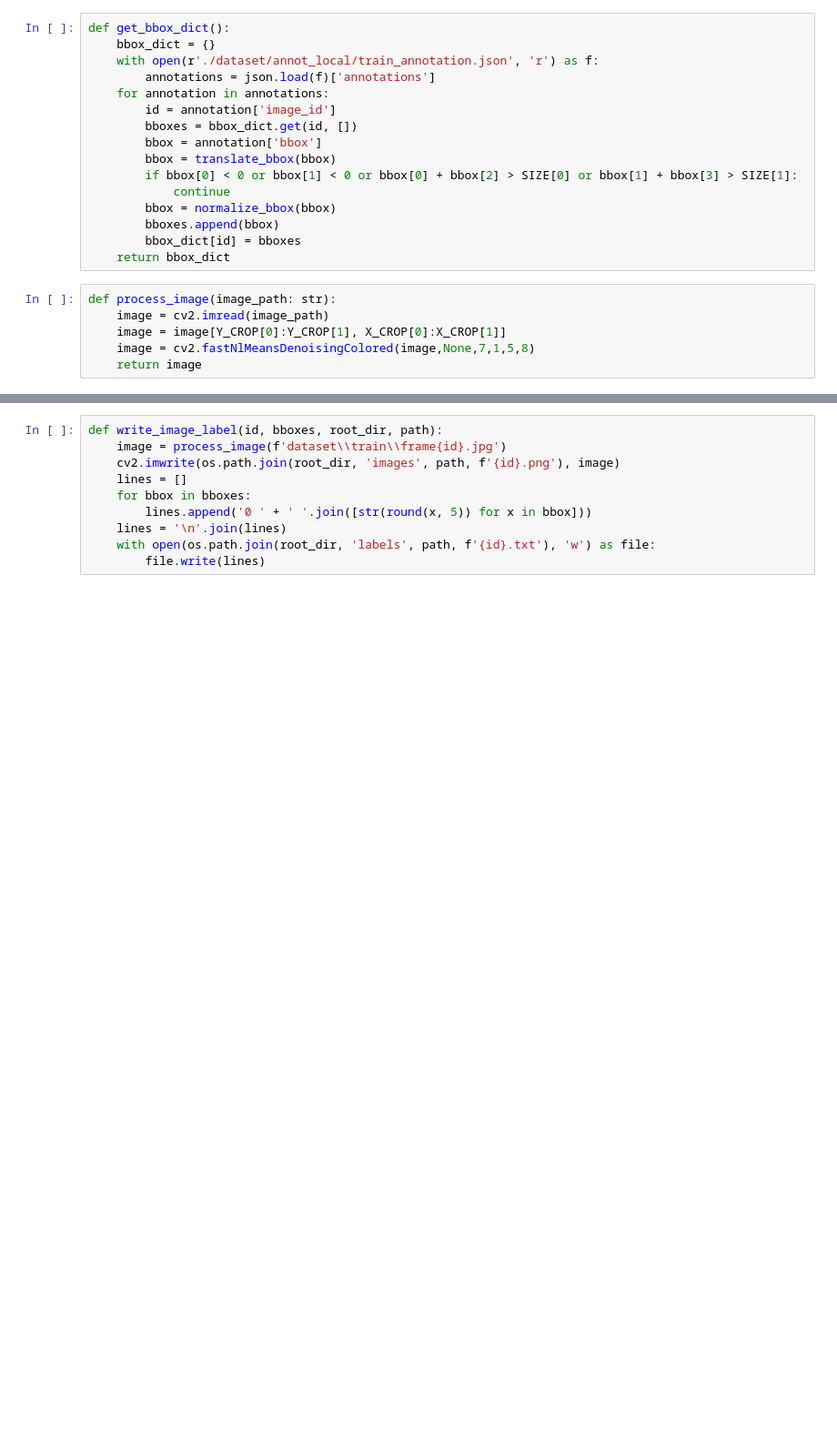
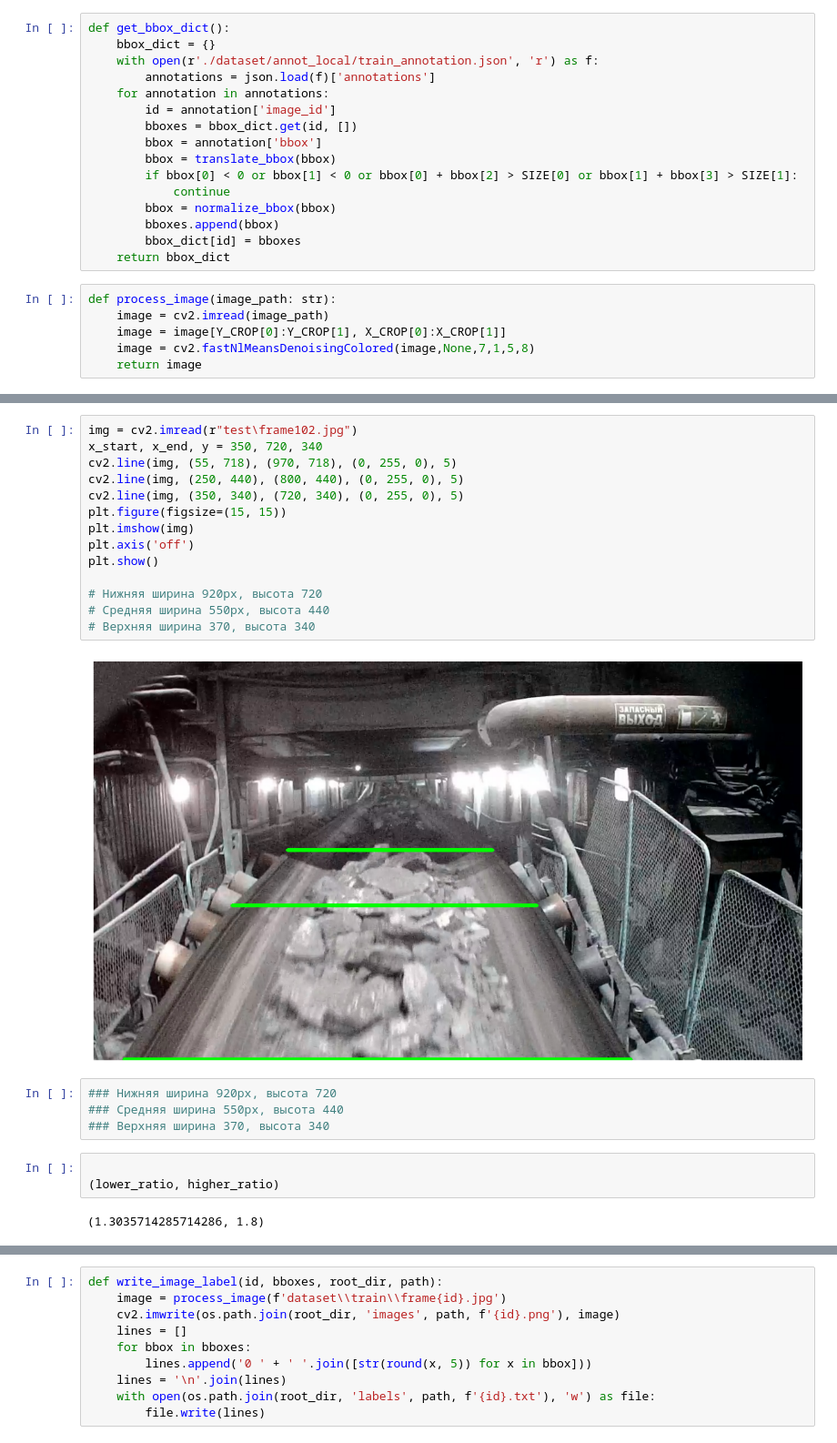
Before and after one commit to AlexGeniusMan/Polyus-Hack-2022-RealityX-ML, a Jupyter notebook: cv.ipynb, the cells around one changed output, grey strips where cells are left out. Shown at 91% size. Drawn from its saved outputs; the diff is of its cells as text; blank space fills up the shorter version.

```diff
--- a/cv.ipynb
+++ b/cv.ipynb
@@ -65,0 +91,25 @@ def process_image(image_path: str):
+# %%
+img = cv2.imread(r"test\frame102.jpg")
+x_start, x_end, y = 350, 720, 340
+cv2.line(img, (55, 718), (970, 718), (0, 255, 0), 5)
+cv2.line(img, (250, 440), (800, 440), (0, 255, 0), 5)
+cv2.line(img, (350, 340), (720, 340), (0, 255, 0), 5)
+plt.figure(figsize=(15, 15))
+plt.imshow(img)
+plt.axis('off')
+plt.show()
+
+# Нижняя ширина 920px, высота 720
+# Средняя ширина 550px, высота 440
+# Верхняя ширина 370, высота 340
+# %% [output]
+[figure, added]
+# %%
+### Нижняя ширина 920px, высота 720
+### Средняя ширина 550px, высота 440
+### Верхняя ширина 370, высота 340
+# %%
+
+(lower_ratio, higher_ratio)
+# %% [output]
+(1.3035714285714286, 1.8)
```
Also changed, not shown: parts of 8 cells of this notebook, 2 other files.
